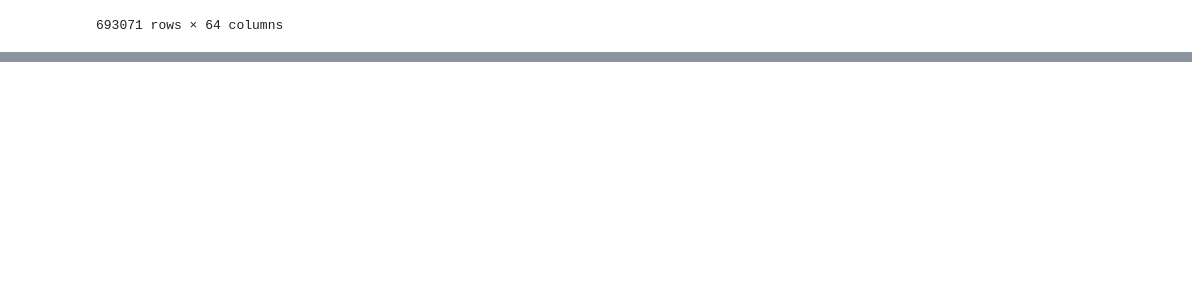
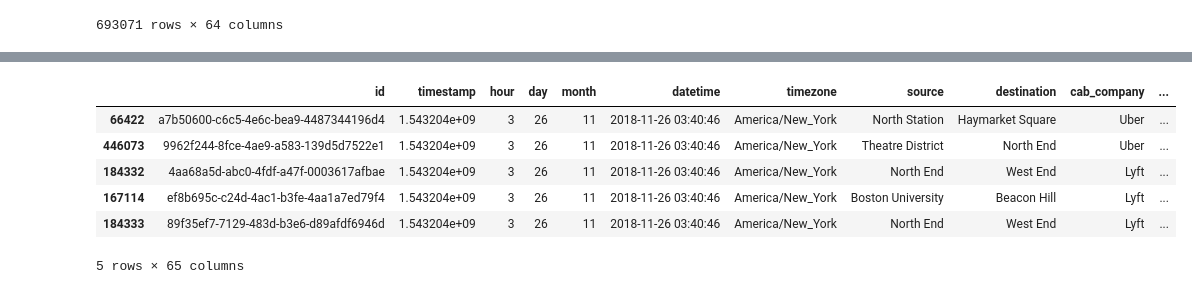
Before and after one commit to MrMalfunction/CS66220-Project, a Jupyter notebook: DMT Project.ipynb, the cells around one changed output, grey strips where cells are left out. Saved outputs shown, nothing was run; the diff lists cells and outputs as text; code cells hidden in the pictures; blank space fills up the shorter version.

```diff
--- a/DMT Project.ipynb
+++ b/DMT Project.ipynb
@@ -145,3 +149,16 @@ cab_rides_data
 | 290785 | 8c28dc35-c4a8-41e8-abe8-d5d65849448d | 1.545161e+09 | 19 | 18 | 12 | 2018-12-18 19:15:10 | America/New_York | Northeastern University | Beacon Hill | Lyft | ... |
 | 166551 | 9117e97f-c492-4964-b090-9328032e00c1 | 1.545161e+09 | 19 | 18 | 12 | 2018-12-18 19:15:10 | America/New_York | Haymarket Square | Back Bay | Uber | ... |
 693071 rows × 64 columns
+# %%
+# Rename column 'cab_type' to 'cab_company', 'name' to 'cab_type', 'odd_time' to 'odd_time_of_travel' of cab_rides_data
+cab_rides_data.rename(columns={
+    'cab_type': 'cab_company',
+    'odd_time': 'odd_time_of_travel'
+}, inplace=True)
+
+cab_rides_data.rename(columns={
+    'name': 'cab_type'
+}, inplace=True)
+
+
+cab_rides_data.head()
@@ -147,0 +173,17 @@ cab_rides_data
+# %%
+# Add a column which stores was the ride taken in day or night
+cab_rides_data['is_night'] = cab_rides_data.apply(
+    lambda row: not (row['sunriseTime'] <= row['datetime'].timestamp() <= row['sunsetTime']),
+    axis=1
+)
+
+# Print the updated DataFrame
+cab_rides_data.head()
+# %% [output]
+|  | id | timestamp | hour | day | month | datetime | timezone | source | destination | cab_company | ... |
+| 66422 | a7b50600-c6c5-4e6c-bea9-4487344196d4 | 1.543204e+09 | 3 | 26 | 11 | 2018-11-26 03:40:46 | America/New_York | North Station | Haymarket Square | Uber | ... |
+| 446073 | 9962f244-8fce-4ae9-a583-139d5d7522e1 | 1.543204e+09 | 3 | 26 | 11 | 2018-11-26 03:40:46 | America/New_York | Theatre District | North End | Uber | ... |
+| 184332 | 4aa68a5d-abc0-4fdf-a47f-0003617afbae | 1.543204e+09 | 3 | 26 | 11 | 2018-11-26 03:40:46 | America/New_York | North End | West End | Lyft | ... |
+| 167114 | ef8b695c-c24d-4ac1-b3fe-4aa1a7ed79f4 | 1.543204e+09 | 3 | 26 | 11 | 2018-11-26 03:40:46 | America/New_York | Boston University | Beacon Hill | Lyft | ... |
+| 184333 | 89f35ef7-7129-483d-b3e6-d89afdf6946d | 1.543204e+09 | 3 | 26 | 11 | 2018-11-26 03:40:46 | America/New_York | North End | West End | Lyft | ... |
+5 rows × 65 columns
```
Also changed, not shown: parts of 20 cells of this notebook, 1 other file.
